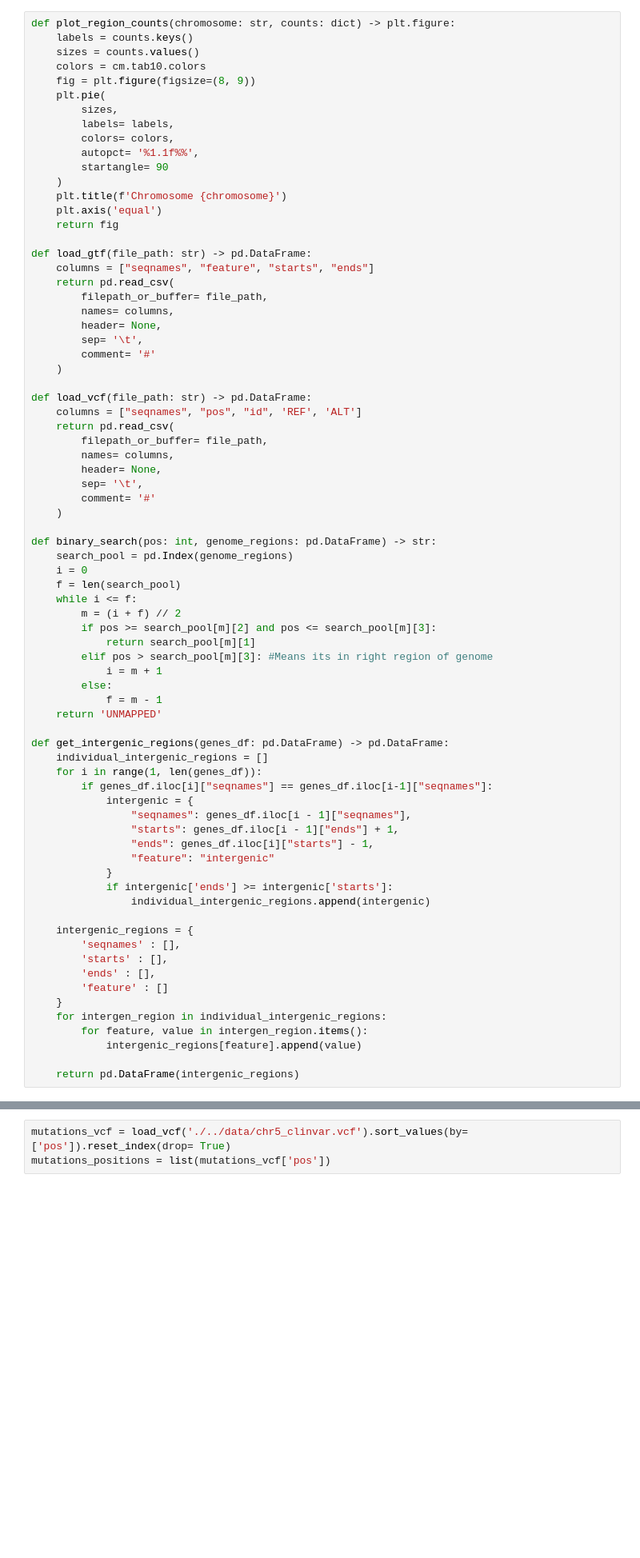
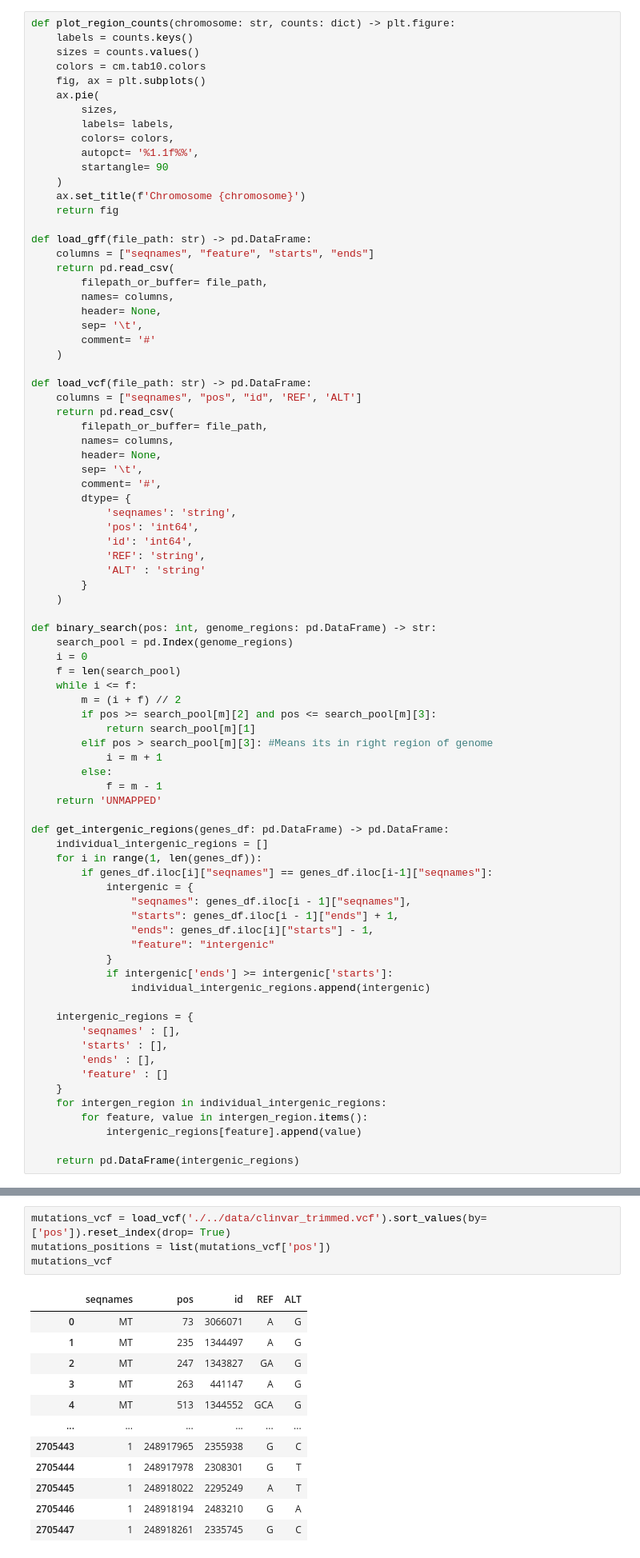
Before and after one commit to JoseSanchezVillicana/Mutations-mapping-to-Genomic-Regions, a Jupyter notebook: bin/mapping.ipynb, the cells around one changed output, grey strips where cells are left out. Shown at 80% size. Cells and saved outputs as stored; diff of their text form; blank space fills up the shorter version.

```diff
--- a/bin/mapping.ipynb
+++ b/bin/mapping.ipynb
@@ -17,19 +17,18 @@ def plot_region_counts(chromosome: str, counts: dict) -> plt.figure:
     labels = counts.keys()
     sizes = counts.values()
     colors = cm.tab10.colors
-    fig = plt.figure(figsize=(8, 9))
-    plt.pie(
+    fig, ax = plt.subplots()
+    ax.pie(
         sizes,
         labels= labels,
         colors= colors,
         autopct= '%1.1f%%',
         startangle= 90
     )
-    plt.title(f'Chromosome {chromosome}')
-    plt.axis('equal')
+    ax.set_title(f'Chromosome {chromosome}')
     return fig
 
-def load_gtf(file_path: str) -> pd.DataFrame:
+def load_gff(file_path: str) -> pd.DataFrame:
     columns = ["seqnames", "feature", "starts", "ends"]
     return pd.read_csv(
         filepath_or_buffer= file_path,
@@ -46,7 +45,14 @@ def load_vcf(file_path: str) -> pd.DataFrame:
         names= columns,
         header= None,
         sep= '\t',
-        comment= '#'
+        comment= '#',
+        dtype= {
+            'seqnames': 'string',
+            'pos': 'int64',
+            'id': 'int64',
+            'REF': 'string',
+            'ALT' : 'string'
+        }
     )
 
 def binary_search(pos: int, genome_regions: pd.DataFrame) -> str:
@@ -156,5 +162,19 @@ concatenated_df
 # %% [markdown]
 ## Mutations
 # %%
-mutations_vcf = load_vcf('./../data/chr5_clinvar.vcf').sort_values(by=['pos']).reset_index(drop= True)
+mutations_vcf = load_vcf('./../data/clinvar_trimmed.vcf').sort_values(by=['pos']).reset_index(drop= True)
 mutations_positions = list(mutations_vcf['pos'])
+mutations_vcf
+# %% [output]
+|  | seqnames | pos | id | REF | ALT |
+| 0 | MT | 73 | 3066071 | A | G |
+| 1 | MT | 235 | 1344497 | A | G |
+| 2 | MT | 247 | 1343827 | GA | G |
+| 3 | MT | 263 | 441147 | A | G |
+| 4 | MT | 513 | 1344552 | GCA | G |
+| ... | ... | ... | ... | ... | ... |
+| 2705443 | 1 | 248917965 | 2355938 | G | C |
+| 2705444 | 1 | 248917978 | 2308301 | G | T |
+| 2705445 | 1 | 248918022 | 2295249 | A | T |
+| 2705446 | 1 | 248918194 | 2483210 | G | A |
+| 2705447 | 1 | 248918261 | 2335745 | G | C |
```
Also changed, not shown: parts of 4 cells of this notebook, 1 other file.
